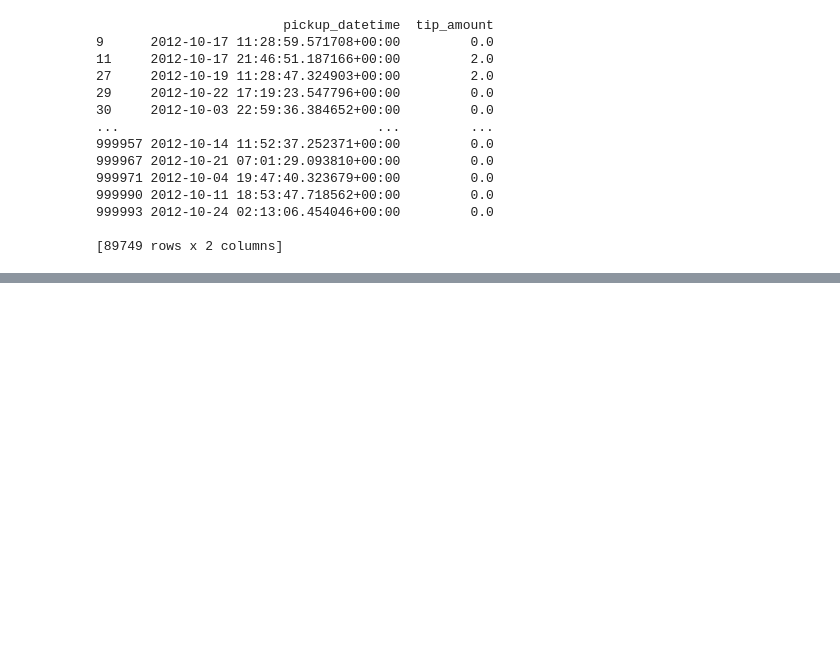
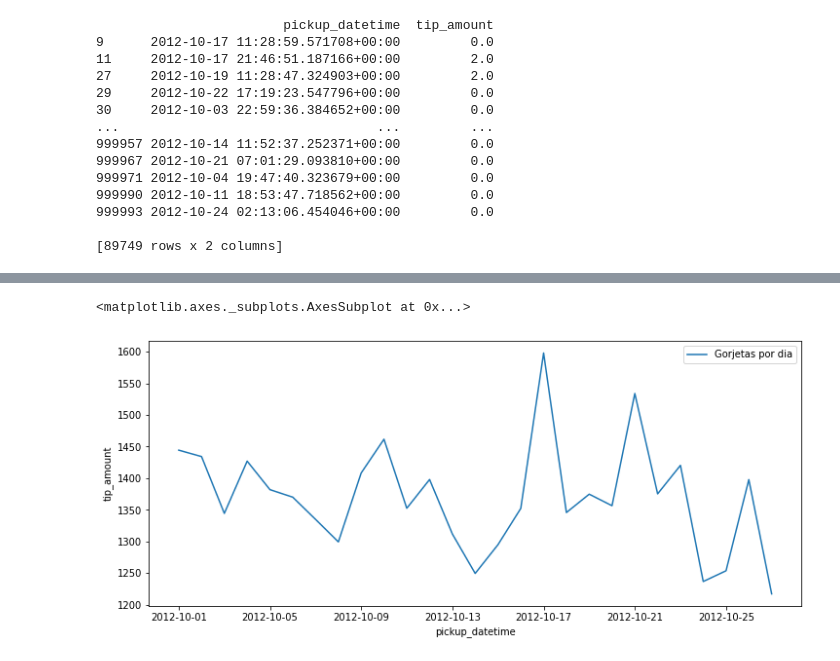
Before and after one commit to junior-lisboa/Teste_atento, a Jupyter notebook: atentoTest.ipynb, the cells around one changed output, grey strips where cells are left out. Drawn from its saved outputs; the diff is of its cells as text; code cells hidden in the pictures; blank space fills up the shorter version.

```diff
--- a/atentoTest.ipynb
+++ b/atentoTest.ipynb
@@ -388,0 +376,3 @@ plt.show()
+# %%
+df20123['pickup_datetime']= df20123['pickup_datetime'].dt.date
+print(df20123)
@@ -388,0 +399,3 @@ plt.show()
+# %%
+dfFinal=df20123.groupby('pickup_datetime', as_index=False)['tip_amount'].sum()
+print(dfFinal)
@@ -388,0 +420,9 @@ plt.show()
+# %%
+plt.figure( figsize = ( 12, 5))
+sns.lineplot( x = 'pickup_datetime',
+             y = 'tip_amount',
+             data = dfFinal,
+             label = 'Gorjetas por dia')
+# %% [output]
+<matplotlib.axes._subplots.AxesSubplot at 0x...>
+[figure, added]
```
Also changed, not shown: parts of 5 cells of this notebook.
